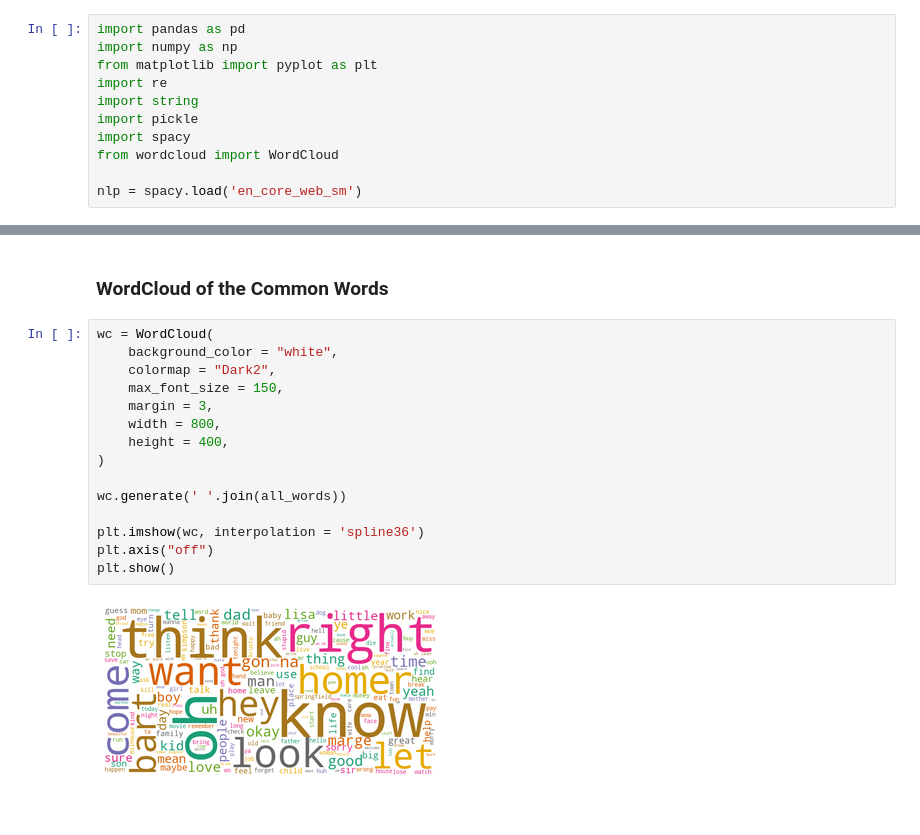
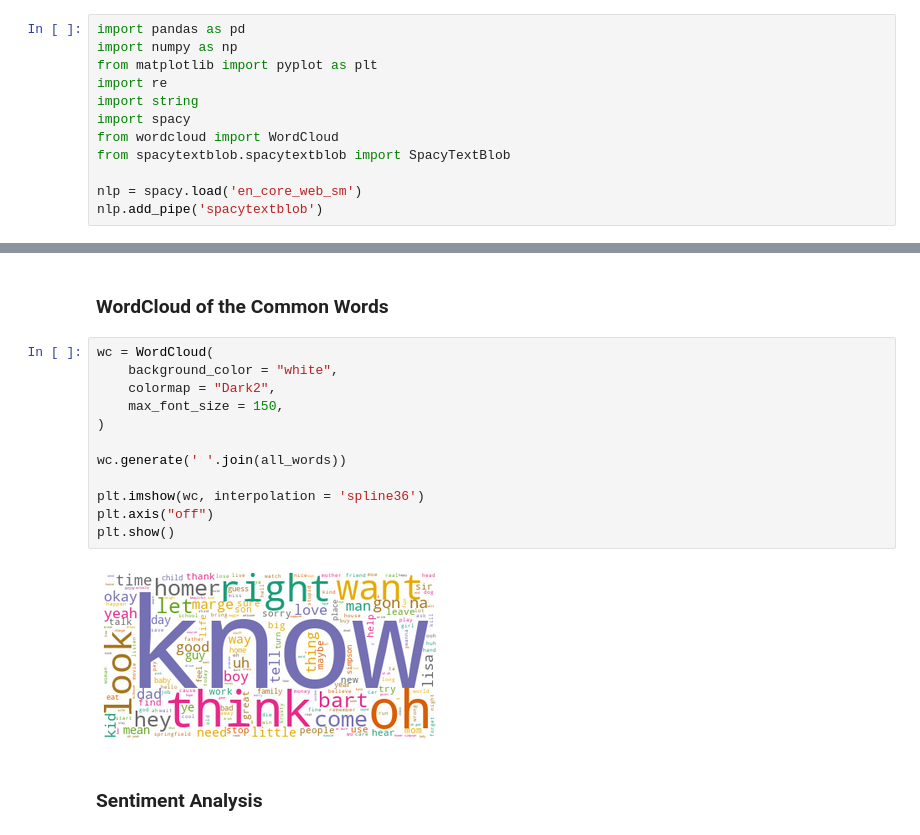
Before and after one commit to keivanipchihagh/Fun-Text-Mining-with-Simpsons, a Jupyter notebook: 2.Exploratory Data Analysis.ipynb, the cells around one changed output, grey strips where cells are left out. Drawn from its saved outputs; the diff is of its cells as text.

```diff
--- a/2.Exploratory Data Analysis.ipynb
+++ b/2.Exploratory Data Analysis.ipynb
@@ -8,8 +8,9 @@ import numpy as np
 from matplotlib import pyplot as plt
 import re
 import string
-import pickle
 import spacy
 from wordcloud import WordCloud
+from spacytextblob.spacytextblob import SpacyTextBlob
 
 nlp = spacy.load('en_core_web_sm')
+nlp.add_pipe('spacytextblob')
@@ -78,17 +99,16 @@ plt.show()
 # %%
 wc = WordCloud(
     background_color = "white",
     colormap = "Dark2",
     max_font_size = 150,
-    margin = 3,
-    width = 800,
-    height = 400,
 )
 
 wc.generate(' '.join(all_words))
 
 plt.imshow(wc, interpolation = 'spline36')
 plt.axis("off")
 plt.show()
 # %% [output]
-[figure, old version]
+[figure, new version]
+# %% [markdown]
+### Sentiment Analysis
```
Also changed, not shown: parts of 4 cells of this notebook, 6 other files.
